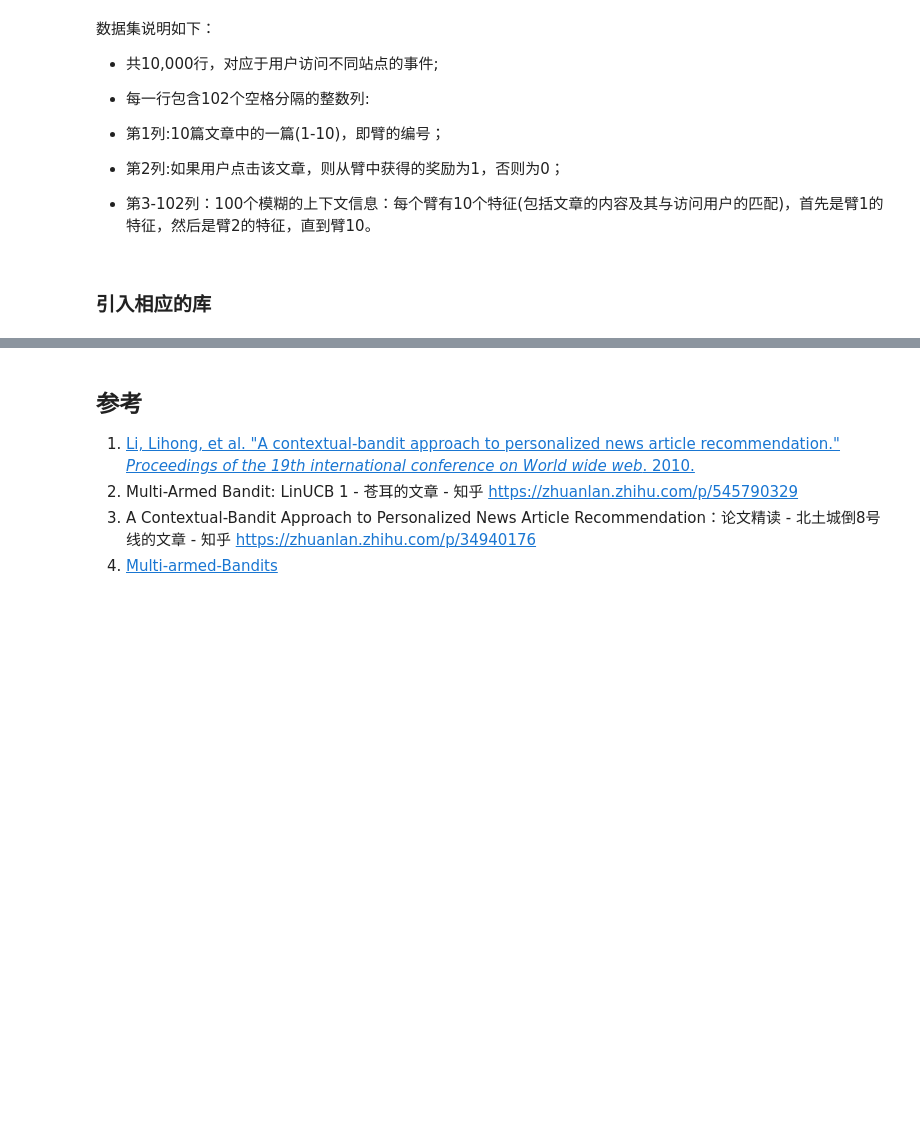
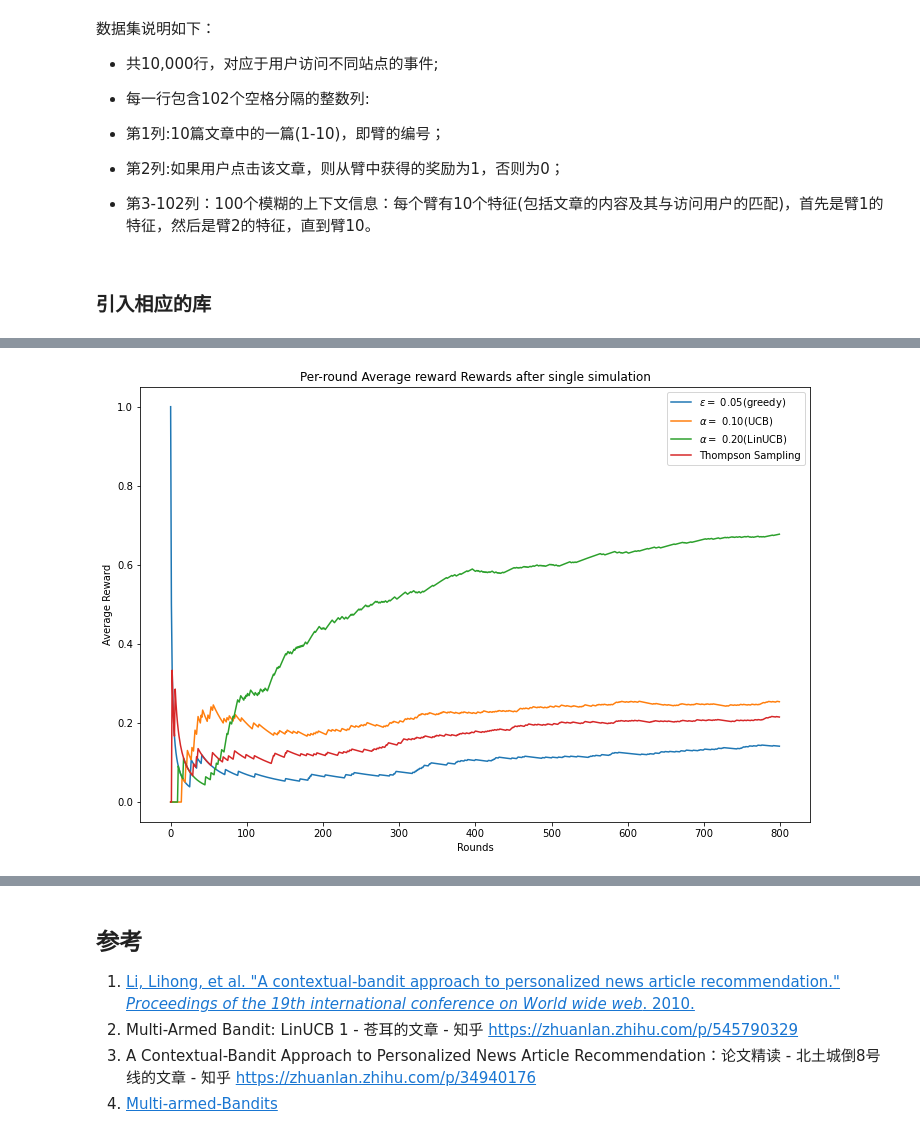
Before and after one commit to yijunquan-afk/bandit-learning, a Jupyter notebook: 03-papers/LinUCB.ipynb, the cells around one changed output, grey strips where cells are left out. Drawn from its saved outputs; the diff is of its cells as text; code cells hidden in the pictures; blank space fills up the shorter version.

```diff
--- a/03-papers/LinUCB.ipynb
+++ b/03-papers/LinUCB.ipynb
@@ -181,0 +392,79 @@ import matplotlib.pyplot as plt
+# %%
+JOBS = 1
+test_rounds = 800
+np.random.seed(1)
+data = np.loadtxt('dataset.txt')
+datalen = np.shape(data)[0]
+arms = data[:, 0]
+rewards = data[:, 1]
+contexts = data[:, 2:102]
+
+epsilon = 0.05
+alpha = 0.1
+alpha2 = 0.2
+
+mab1 = EpsilonGreedy(10,epsilon)
+mab2 = UCB(10, alpha)
+mab3 = BetaThompsonSampling(10, 1.0, 1.0)
+mab4 = LinUCB(10, 10 ,alpha2)
+
+cul_TS = 0
+cul_Eps = 0
+cul_UCB = 0
+cul_LinUCB = 0
+
+cul2_TS = np.zeros(test_rounds)
+cul2_Eps = np.zeros(test_rounds)
+cul2_UCB = np.zeros(test_rounds)
+cul2_LinUCB = np.zeros(test_rounds)
+
+for j in range(JOBS):
+    results_Eps, _ , cumulative_reward_Eps = offlineEvaluate(
+        mab1, datalen, arms, rewards, contexts, test_rounds)
+    results_UCB, _ , cumulative_reward_UCB = offlineEvaluate(
+        mab2, datalen, arms, rewards, contexts, test_rounds)
+    results_TS, _ , cumulative_reward_TS = offlineEvaluate(
+        mab3, datalen, arms, rewards, contexts, test_rounds)
+    results_LinUCB, _ , cumulative_reward_LinUCB = offlineEvaluate(
+        mab4, datalen, arms, rewards, contexts, test_rounds)
+
+    cul_TS += np.mean(results_TS)
+    cul_Eps += np.mean(results_Eps)
+    cul_UCB += np.mean(results_UCB)
+    cul_LinUCB += np.mean(results_LinUCB)
+
+    cul2_TS += cumulative_reward_TS
+    cul2_Eps += cumulative_reward_Eps
+    cul2_UCB += cumulative_reward_UCB
+    cul2_LinUCB += cumulative_reward_LinUCB
+
+print('Epsilon-greedy average reward', cul_Eps/JOBS)
+print('UCB average reward', cul_UCB/JOBS)
+print('Thompson Sampling average reward', cul_TS/JOBS)
+print('LinUCB-greedy average reward', cul_LinUCB/JOBS)
+
+
+plt.figure(figsize=(12, 8))
+plt.plot((cul2_Eps/JOBS)/(np.linspace(1, test_rounds, test_rounds)),label=r"$\epsilon=$ {:.2f}(greedy)".format(epsilon))
+plt.plot((cul2_UCB/JOBS)/(np.linspace(1, test_rounds, test_rounds)),label=r"$\alpha=$ {:.2f}(UCB)".format(alpha))
+plt.plot((cul2_LinUCB/JOBS)/(np.linspace(1, test_rounds, test_rounds)),label=r"$\alpha=$ {:.2f}(LinUCB)".format(alpha2))
+plt.plot((cul2_TS/JOBS)/(np.linspace(1, test_rounds, test_rounds)),label=r"Thompson Sampling")
+
+plt.legend()
+plt.xlabel("Rounds")
+plt.ylabel("Average Reward")
+plt.title("Per-round Average reward Rewards after single simulation")
+plt.show()
+
+plt.figure(figsize=(12, 8))
+plt.plot(cul2_Eps/JOBS,label=r"$\epsilon=$ {:.2f}(greedy)".format(epsilon))
+plt.plot(cul2_UCB/JOBS,label=r"$\alpha=$ {:.2f}(UCB)".format(alpha))
+plt.plot(cul2_LinUCB/JOBS,label=r"$\alpha=$ {:.2f}(LinUCB)".format(alpha2))
+plt.plot(cul2_TS/JOBS,label=r"Thompson Sampling")
+
+plt.legend()
+plt.xlabel("Rounds")
+plt.ylabel("Culmulative Reward")
+plt.title("Per-round Culmulative reward Rewards after single simulation")
+plt.show()
+# %% [output]
@@ -181,0 +475 @@ import matplotlib.pyplot as plt
+[figure, added]
```
Also changed, not shown: parts of 12 cells of this notebook, 12 other files.
